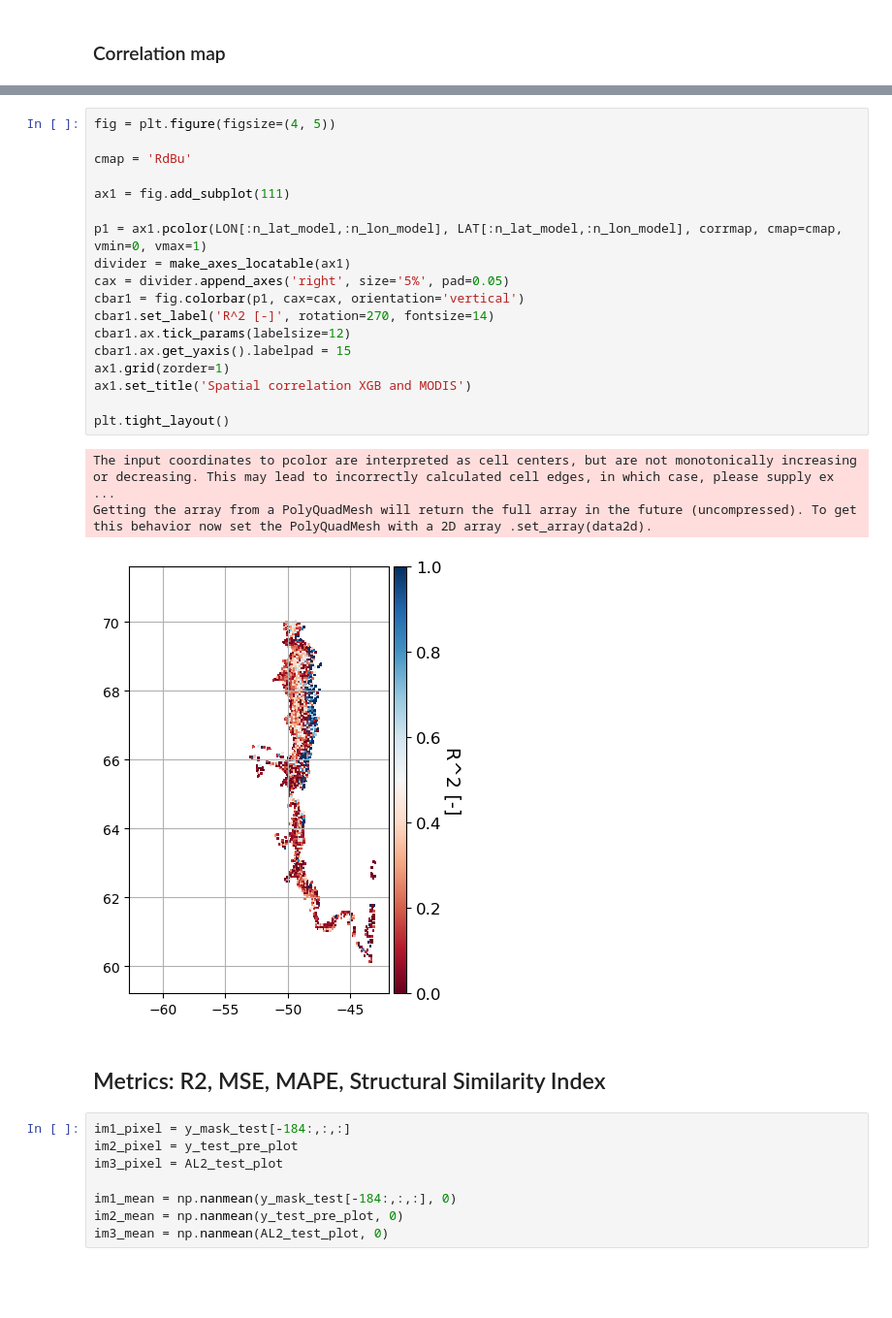
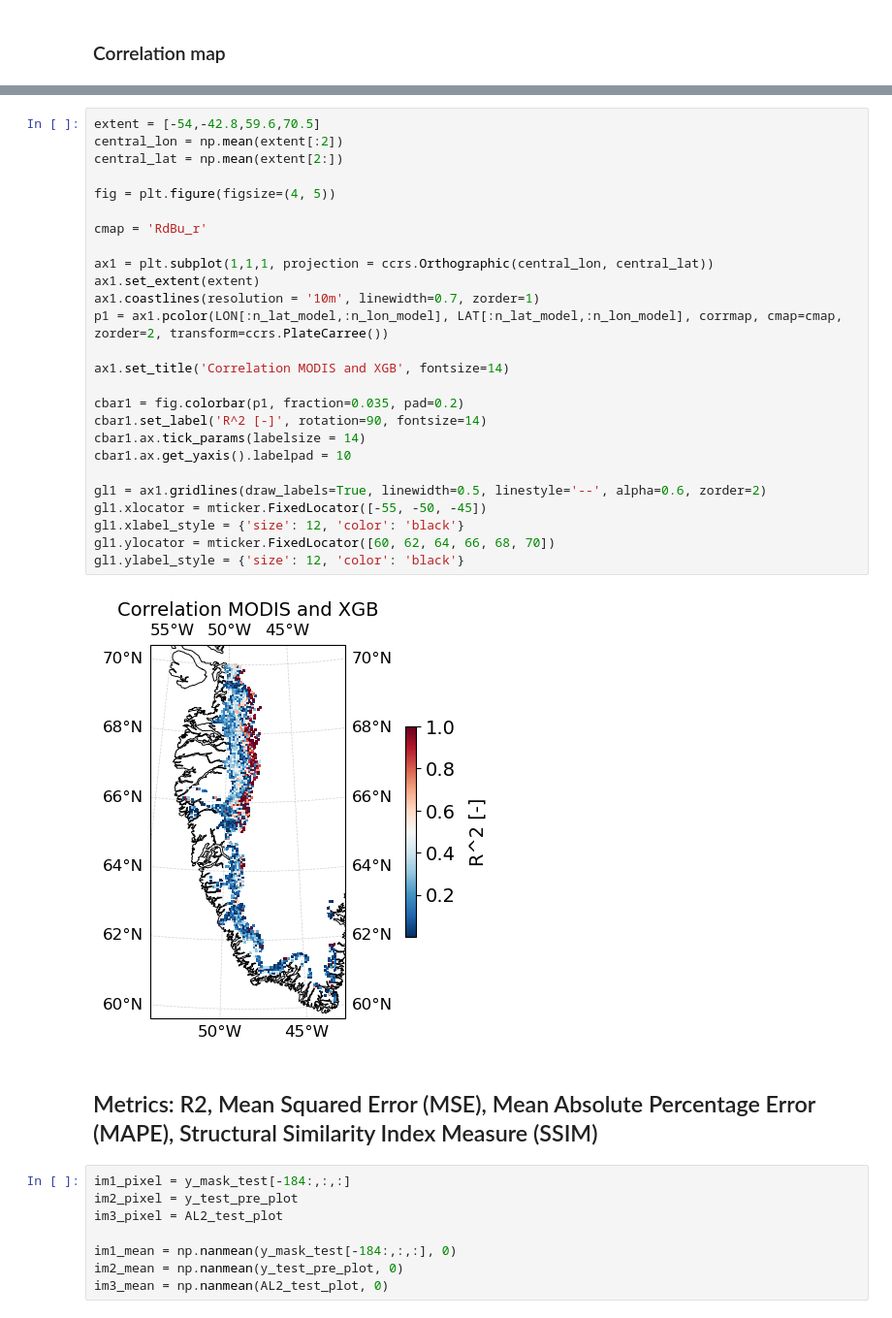
Before and after one commit to raf-antwerpen/PIXAL-predictive-ice-albedo-model, a Jupyter notebook: PIXAL.ipynb, the cells around one changed output, grey strips where cells are left out. Shown at 97% size. Drawn from its saved outputs; the diff is of its cells as text; blank space fills up the shorter version.

```diff
--- a/PIXAL.ipynb
+++ b/PIXAL.ipynb
@@ -704,27 +700,33 @@ Warning: converting a masked element to nan.
 # %%
+extent = [-54,-42.8,59.6,70.5]
+central_lon = np.mean(extent[:2])
+central_lat = np.mean(extent[2:])
+
 fig = plt.figure(figsize=(4, 5))
 
-cmap = 'RdBu'
+cmap = 'RdBu_r'
 
-ax1 = fig.add_subplot(111)
+ax1 = plt.subplot(1,1,1, projection = ccrs.Orthographic(central_lon, central_lat))
+ax1.set_extent(extent)
+ax1.coastlines(resolution = '10m', linewidth=0.7, zorder=1)
+p1 = ax1.pcolor(LON[:n_lat_model,:n_lon_model], LAT[:n_lat_model,:n_lon_model], corrmap, cmap=cmap, zorder=2, transform=ccrs.PlateCarree())
 
-p1 = ax1.pcolor(LON[:n_lat_model,:n_lon_model], LAT[:n_lat_model,:n_lon_model], corrmap, cmap=cmap, vmin=0, vmax=1)
-divider = make_axes_locatable(ax1)
-cax = divider.append_axes('right', size='5%', pad=0.05)
-cbar1 = fig.colorbar(p1, cax=cax, orientation='vertical')
-cbar1.set_label('R^2 [-]', rotation=270, fontsize=14)
-cbar1.ax.tick_params(labelsize=12)
-cbar1.ax.get_yaxis().labelpad = 15
-ax1.grid(zorder=1)
-ax1.set_title('Spatial correlation XGB and MODIS')
+ax1.set_title('Correlation MODIS and XGB', fontsize=14)
 
-plt.tight_layout()
+cbar1 = fig.colorbar(p1, fraction=0.035, pad=0.2)
+cbar1.set_label('R^2 [-]', rotation=90, fontsize=14)
+cbar1.ax.tick_params(labelsize = 14)
+cbar1.ax.get_yaxis().labelpad = 10
+
+gl1 = ax1.gridlines(draw_labels=True, linewidth=0.5, linestyle='--', alpha=0.6, zorder=2)
+gl1.xlocator = mticker.FixedLocator([-55, -50, -45])
+gl1.xlabel_style = {'size': 12, 'color': 'black'}
+gl1.ylocator = mticker.FixedLocator([60, 62, 64, 66, 68, 70])
+gl1.ylabel_style = {'size': 12, 'color': 'black'}
 # %% [output]
-The input coordinates to pcolor are interpreted as cell centers, but are not monotonically increasing or decreasing. This may lead to incorrectly calculated cell edges, in which case, please supply ex ...
-Getting the array from a PolyQuadMesh will return the full array in the future (uncompressed). To get this behavior now set the PolyQuadMesh with a 2D array .set_array(data2d).
-[figure, old version]
+[figure, new version]
 # %% [markdown]
-## Metrics: R2, MSE, MAPE, Structural Similarity Index
+## Metrics: R2, Mean Squared Error (MSE), Mean Absolute Percentage Error (MAPE), Structural Similarity Index Measure (SSIM)
 # %%
 im1_pixel = y_mask_test[-184:,:,:]
 im2_pixel = y_test_pre_plot
```
Also changed, not shown: parts of 11 cells of this notebook.
